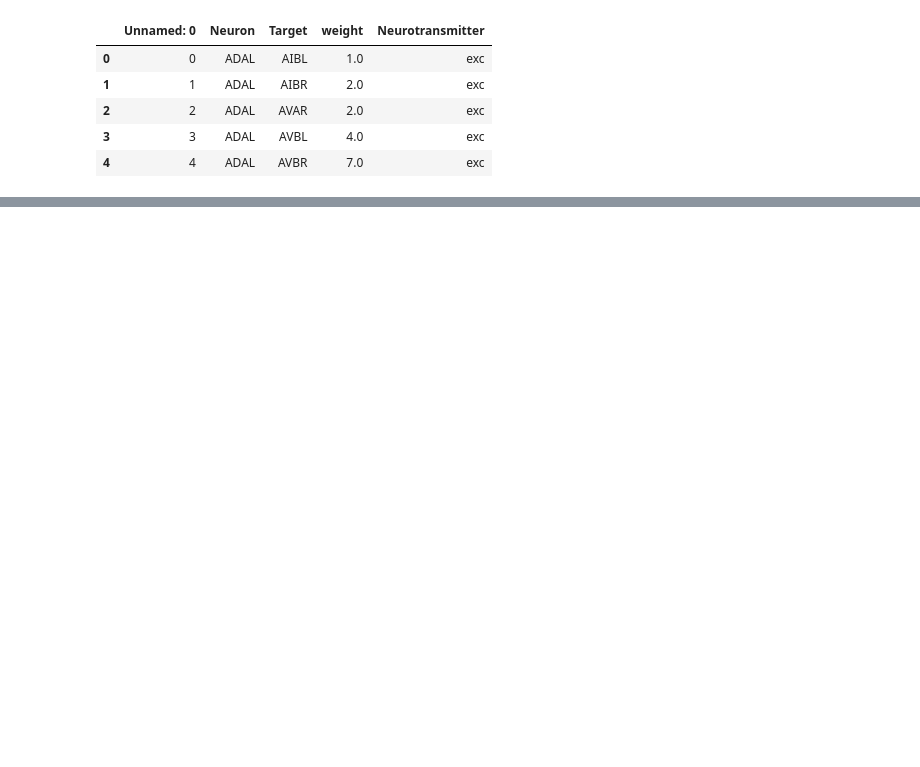
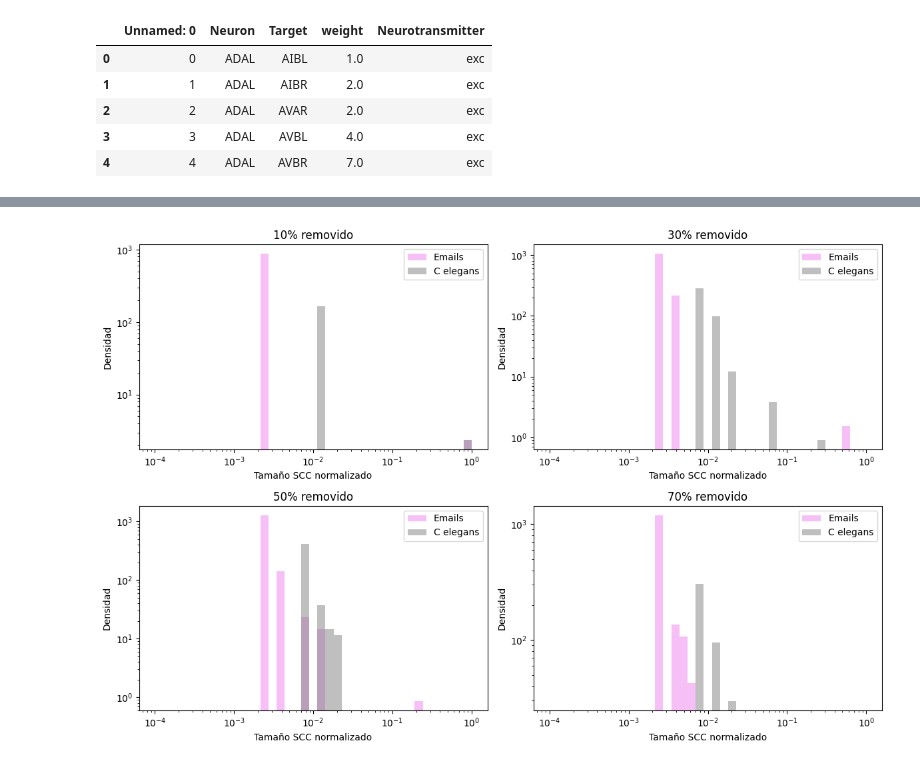
Before and after one commit to agustinaviaggio/mydmcyt, a Jupyter notebook: TP1/d.ipynb, the cells around one changed output, grey strips where cells are left out. Drawn from its saved outputs; the diff is of its cells as text; code cells hidden in the pictures; blank space fills up the shorter version.

```diff
--- a/TP1/d.ipynb
+++ b/TP1/d.ipynb
@@ -257,0 +493,9 @@ plot_fragment_histograms(dist)
+# %%
+compare_fragment_histograms_log(
+    dist_m,
+    dist_e,
+    G_m.number_of_nodes(),
+    G_e.number_of_nodes()
+)
+# %% [output]
+[figure, added]
```
Also changed, not shown: parts of 60 cells of this notebook, 2 other files.
